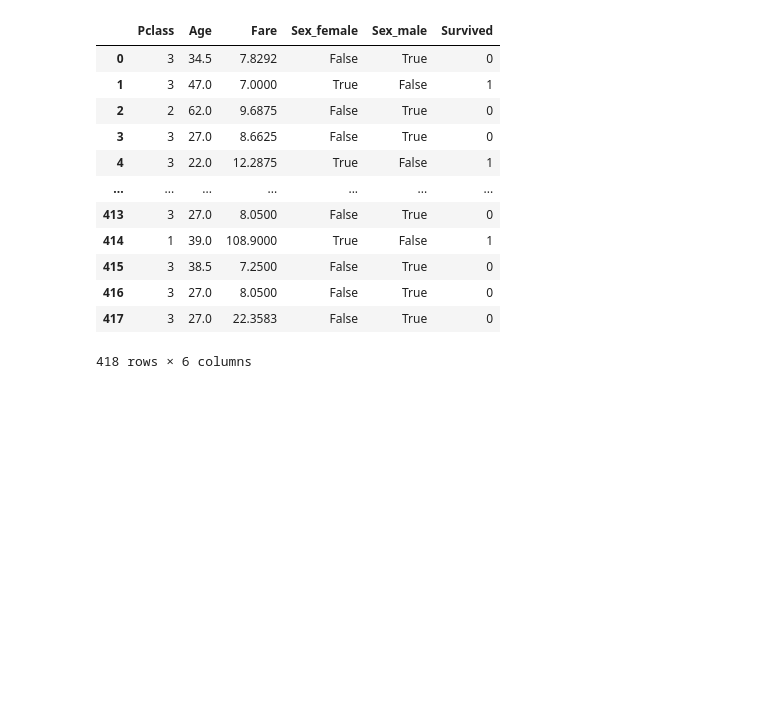
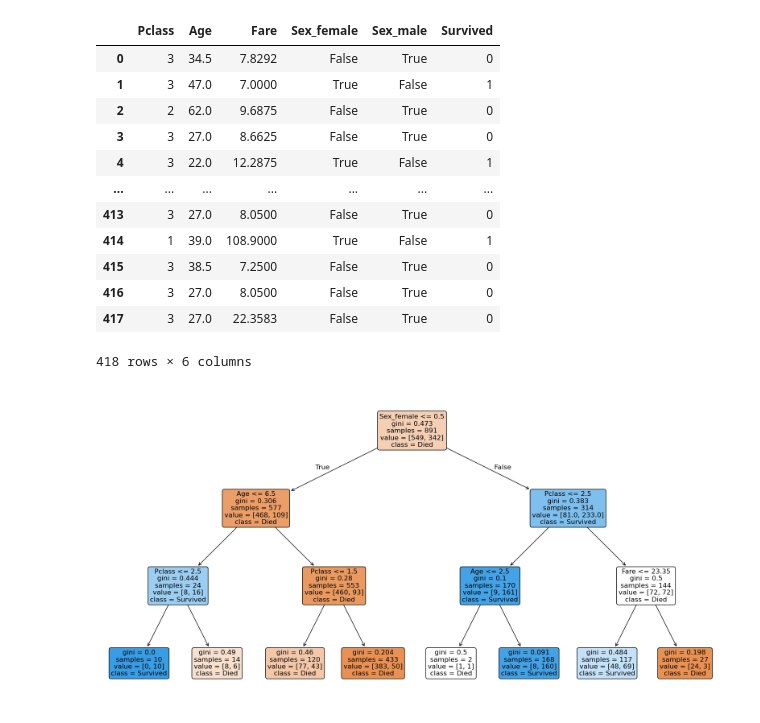
Before and after one commit to nedoshivina/ii, a Jupyter notebook: Titanic.ipynb, the cells around one changed output. Saved outputs shown, nothing was run; the diff lists cells and outputs as text; code cells hidden in the pictures; blank space fills up the shorter version.

```diff
--- a/Titanic.ipynb
+++ b/Titanic.ipynb
@@ -84,3 +84,15 @@ results_df
 | 416 | 3 | 27.0 | 8.0500 | False | True | 0 |
 | 417 | 3 | 27.0 | 22.3583 | False | True | 0 |
 418 rows × 6 columns
+# %%
+import matplotlib.pyplot as plt
+plt.figure(figsize=(20, 10))  # Настроим размер графика
+plot_tree(model,
+          feature_names=X_train.columns,  # Имена признаков
+          class_names=['Died', 'Survived'],  # Классы
+          filled=True,  # Заполнение цветом для визуализации значений
+          rounded=True,  # Скругленные углы
+          fontsize=12)  # Размер шрифта
+plt.show()
+# %% [output]
+[figure, added]
```
Also changed, not shown: parts of 1 cell of this notebook.
